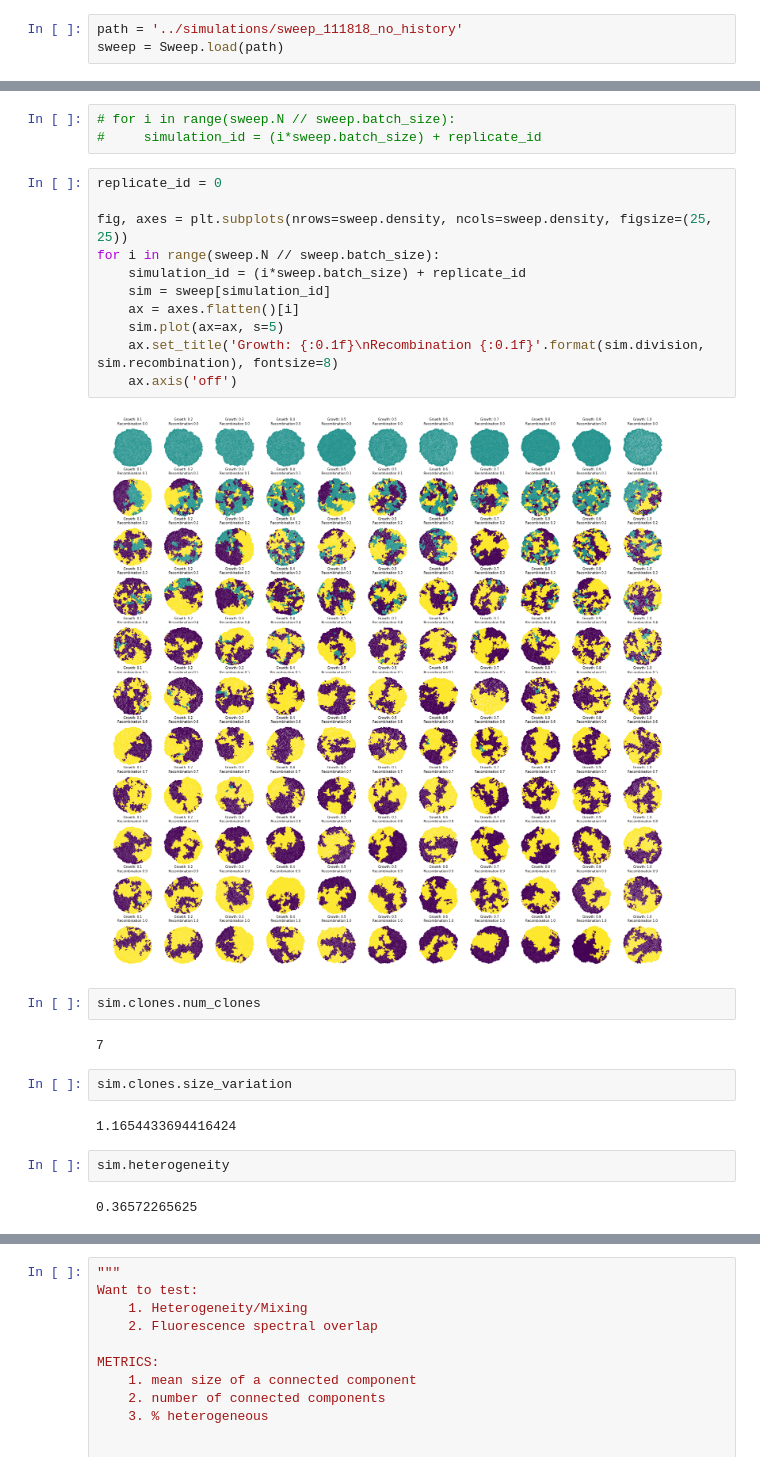
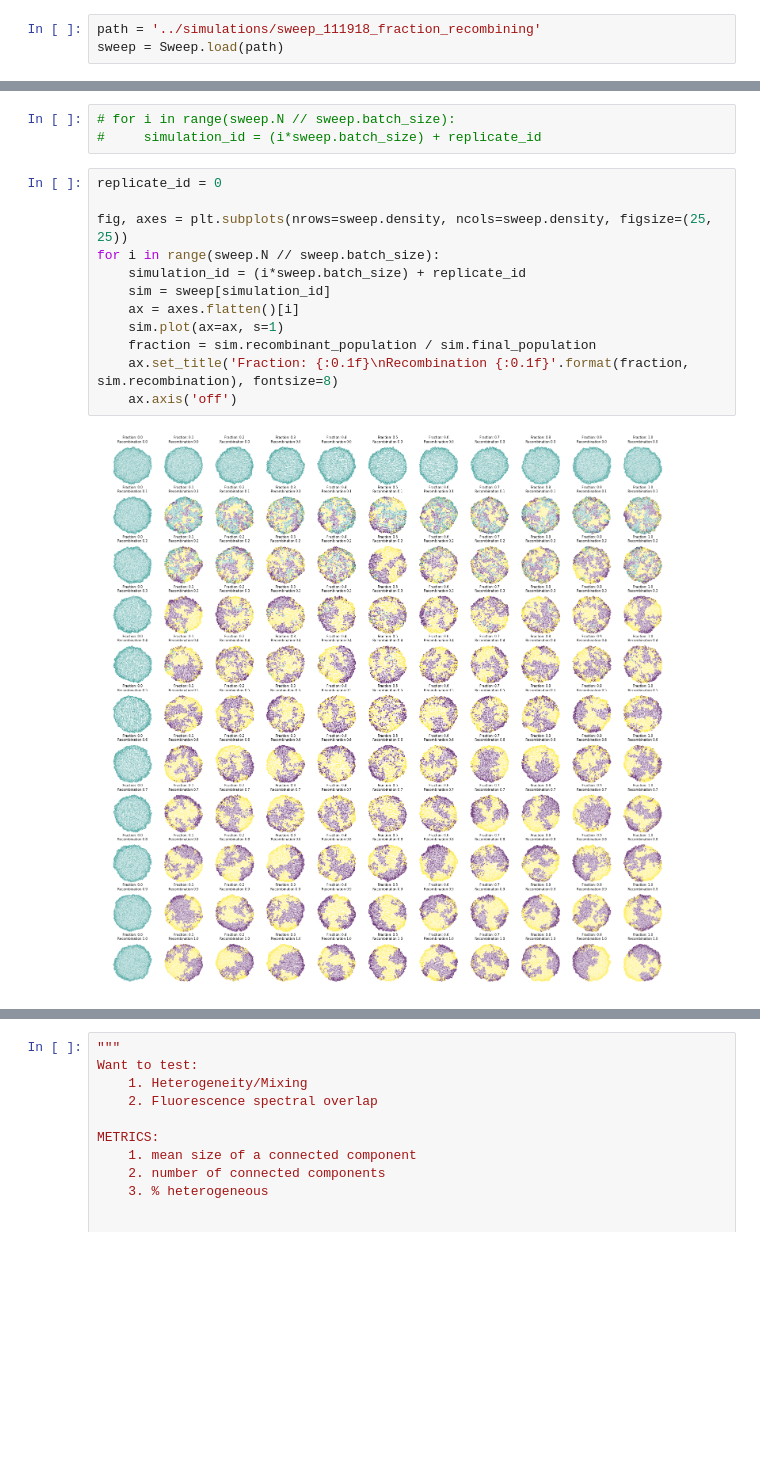
Before and after one commit to sbernasek/growth, a Jupyter notebook: notebooks/analysis.ipynb, the cells around one changed output, grey strips where cells are left out. Drawn from its saved outputs; the diff is of its cells as text; blank space fills up the shorter version.

Commit message:
Added arguments for growth rate

```diff
--- a/notebooks/analysis.ipynb
+++ b/notebooks/analysis.ipynb
@@ -11,5 +12,5 @@ sweep_111818_no_history/   sweep_111818_with_history/
 # %%
-path = '../simulations/sweep_111818_no_history'
+path = '../simulations/sweep_111918_fraction_recombining'
 sweep = Sweep.load(path)
 # %%
 import matplotlib.pyplot as plt
@@ -19,25 +20,14 @@ import matplotlib.pyplot as plt
 # %%
 replicate_id = 0
 
 fig, axes = plt.subplots(nrows=sweep.density, ncols=sweep.density, figsize=(25, 25))
 for i in range(sweep.N // sweep.batch_size):
     simulation_id = (i*sweep.batch_size) + replicate_id
     sim = sweep[simulation_id]
     ax = axes.flatten()[i]
-    sim.plot(ax=ax, s=5)
-    ax.set_title('Growth: {:0.1f}\nRecombination {:0.1f}'.format(sim.division, sim.recombination), fontsize=8)
+    sim.plot(ax=ax, s=1)
+    fraction = sim.recombinant_population / sim.final_population
+    ax.set_title('Fraction: {:0.1f}\nRecombination {:0.1f}'.format(fraction, sim.recombination), fontsize=8)
     ax.axis('off')
 # %% [output]
-[figure, old version]
+[figure, new version]
-# %%
-sim.clones.num_clones
-# %% [output]
-7
-# %%
-sim.clones.size_variation
-# %% [output]
-1.1654433694416424
-# %%
-sim.heterogeneity
-# %% [output]
-0.36572265625
```
Also changed, not shown: parts of 4 cells of this notebook, 6 other files.
